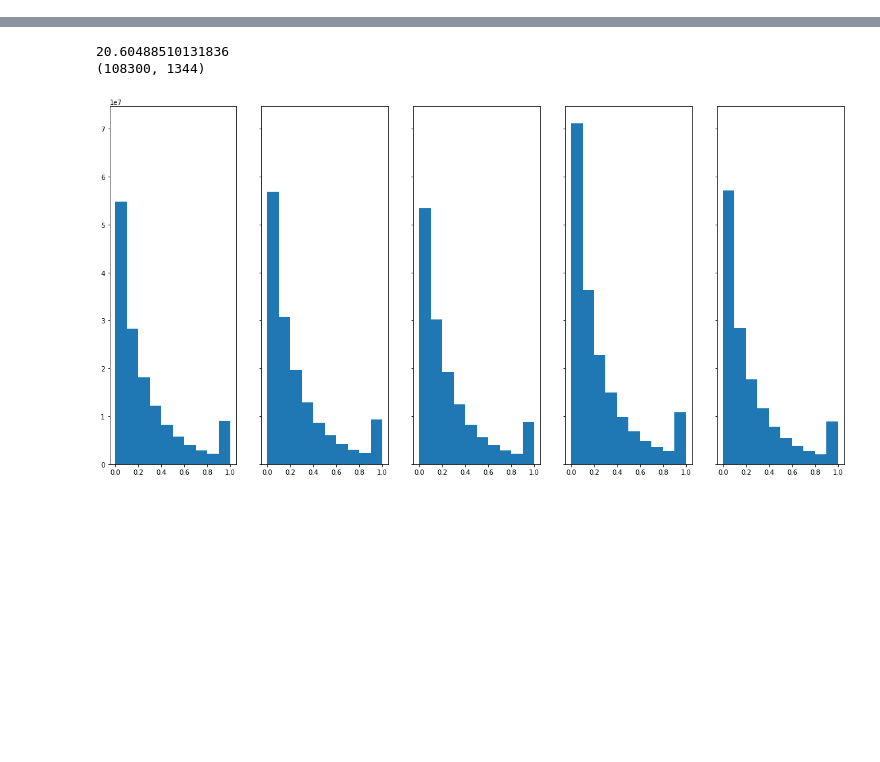
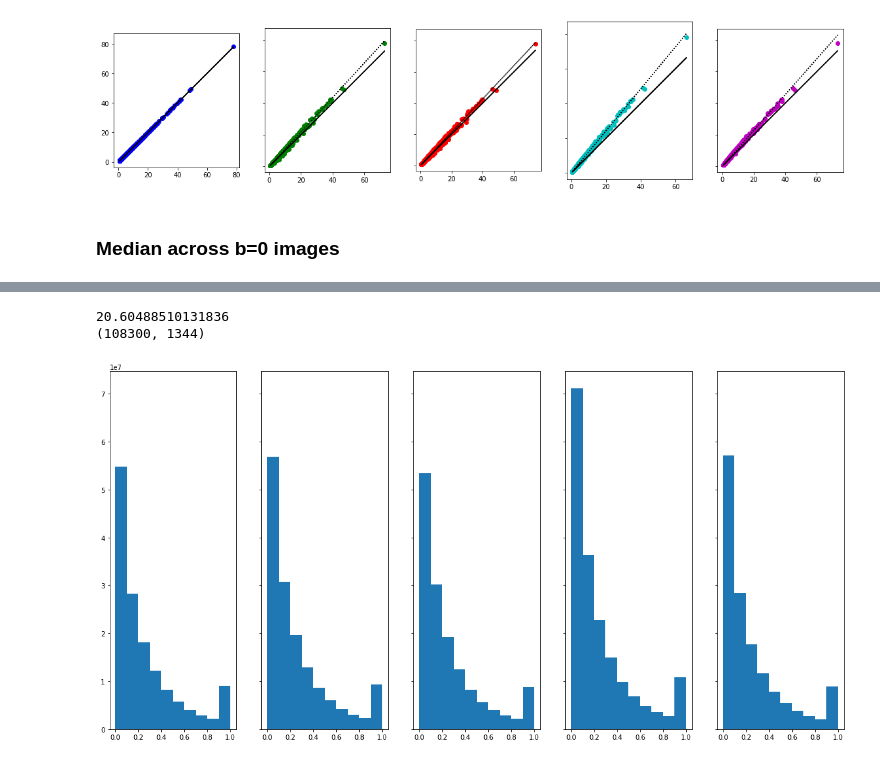
Before and after one commit to GewoonMaarten/spherical-dmri-conv, a Jupyter notebook: notebooks/data_preprocessing.ipynb, the cells around one changed output, grey strips where cells are left out. Saved outputs shown, nothing was run; the diff lists cells and outputs as text; code cells hidden in the pictures; blank space fills up the shorter version.

```diff
--- a/notebooks/data_preprocessing.ipynb
+++ b/notebooks/data_preprocessing.ipynb
@@ -149,0 +75,12 @@ fig.show()
+# %%
+median_scans = list()
+for i in range(5):
+    median_scan = np.median(scans[i], axis=0)
+    median_scans.append(median_scan)
+# %%
+scan_lstsq_coefs = [1.0] # initialize with 1 because the coef of itself is 1
+for i in range(1, 5):
+    scan_lstsq_coef, _, _, _ = np.linalg.lstsq(median_scans[i][:, np.newaxis], median_scans[0], rcond=-1)
+    scan_lstsq_coefs.append(scan_lstsq_coef)
+
+    logger.info("lstsq coefficient for scan %d: %f", i, scan_lstsq_coef)
@@ -149,0 +92,16 @@ fig.show()
+# %%
+fig, axes = plt.subplots(1, 5, sharey=True, figsize=(20, 5))
+
+colors = ["bo", "go", "ro", "co", "mo"]
+for i in range(5):
+    axes[i].plot(
+        median_scans[i], median_scans[0], colors[i],
+        median_scans[i], median_scans[i] * scan_lstsq_coefs[i], ":k",
+        median_scans[i], median_scans[i], "-k")
+
+for ax in axes:
+    ax.set(aspect="equal")
+# %% [output]
+[figure, added]
+# %% [markdown]
+### Median across b=0 images
```
Also changed, not shown: parts of 82 cells of this notebook.
